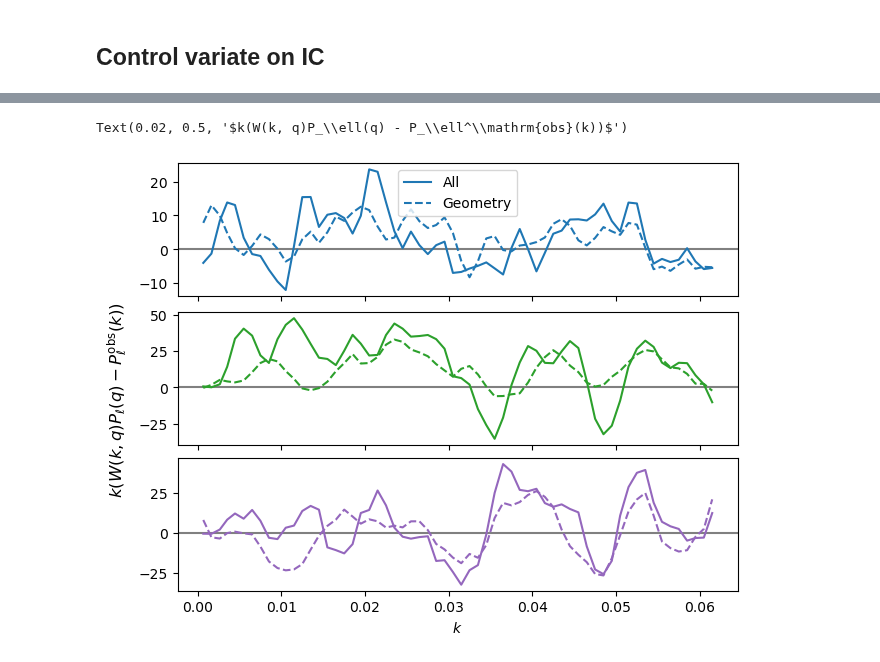
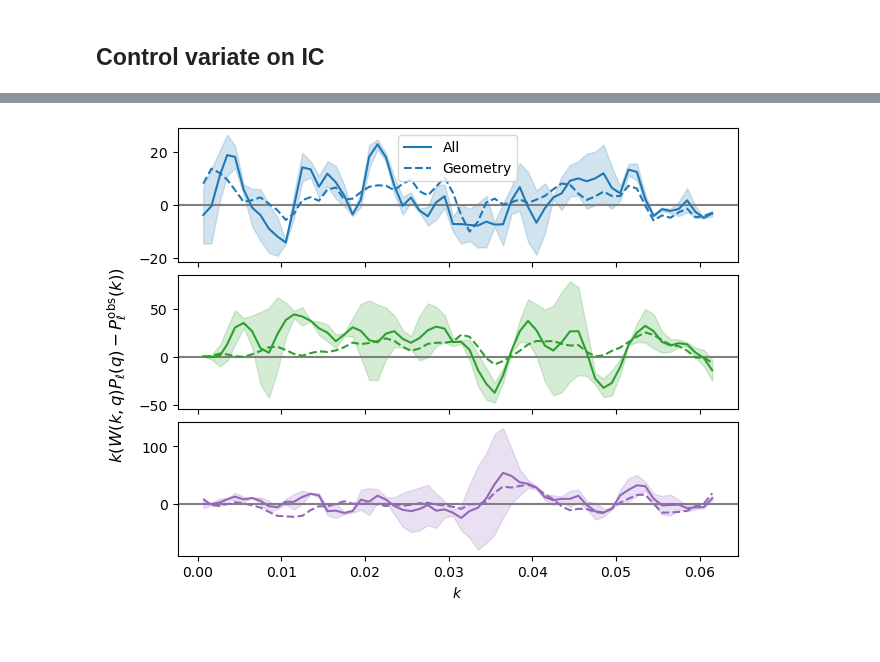
Before and after one commit to domichbt/DESI_forward_window, a Jupyter notebook: notebooks/example_window.ipynb, the cells around one changed output, grey strips where cells are left out. Cells and saved outputs as stored; diff of their text form; code cells hidden in the pictures.

```diff
--- a/notebooks/example_window.ipynb
+++ b/notebooks/example_window.ipynb
@@ -124,3 +131,23 @@ pks_geo_mean = mean(pks_geo)
 pks_geo_cov = cov(pks_geo)
 pks_ARIC_mean = mean(pks_ARIC)
 pks_ARIC_cov = cov(pks_ARIC)
+# %%
+for ell in [0, 2, 4]:
+    color = f"C{ell}"
+    pole = pks_geo_mean.get(ell)
+    std = pks_geo_cov.at.observable.get(ell).std() / jnp.sqrt(nreal_fw)
+    plt.plot(pole.coords('k'), pole.coords('k')*pole.value(), color=color, ls="--", label="geometry")
+    plt.fill_between(pole.coords('k'),
+                     pole.coords('k')*(pole.value()-std),
+                     pole.coords('k')*(pole.value()+std),
+                     color=color, alpha=0.2)
+
+    pole = pks_ARIC_mean.get(ell)
+    std = pks_ARIC_cov.at.observable.get(ell).std() / jnp.sqrt(nreal_fw)
+    plt.plot(pole.coords('k'), pole.coords('k')*pole.value(), color=color, ls="-", label="ARIC")
+    plt.fill_between(pole.coords('k'),
+                     pole.coords('k')*(pole.value()-std),
+                     pole.coords('k')*(pole.value()+std),
+                     color=color, alpha=0.2)
+    if ell == 0:
+        plt.legend()
@@ -132,5 +161,6 @@ window_geo = read("window_geo.h5") # otherwise about 14 minutes
 # %%
-# window_geo.write("window_geo.h5")
+#window_geo.write("window_geo_noflags.h5")
+window_geo = read("window_geo_noflags.h5")
 # %% [markdown]
 ## Control variate on IC
 # %%
@@ -158,25 +188,36 @@ window_cv, windows_cv = get_window_spikes(
 # %%
 window = window_cv.clone(value=(window_cv.value() + window_geo.value()))
+windows = [wd_cv.clone(value=(wd_cv.value() + window_geo.value())) for wd_cv in windows_cv]
 # %%
 windowed_theory = window.dot(theory, return_type=None, zpt=False)
+windowed_theories = [wd.dot(theory, return_type=None, zpt=False) for wd in windows]
+windowed_theory_mean = mean(windowed_theories)
+windowed_theory_cov = cov(windowed_theories)
 # %%
 fig, lax = plt.subplots(3, 1, layout="constrained", sharex=True)
 
 for ell in [0, 2, 4]:
     lax[ell//2].axhline(0, color="gray")
     color = f"C{ell}"
-    pole_theo_all = windowed_theory.get(ell)
+    pole_theo_all = windowed_theory_mean.get(ell)
     pole_theo_geo = window_geo.dot(theory, return_type=None, zpt=False).get(ell)
+
+    std = windowed_theory_cov.at.observable.get(ell).std()/jnp.sqrt(2)
 
     pole_all = pks_ARIC_mean.get(ell)
     pole_geo = pks_geo_mean.get(ell)
 
     lax[ell//2].plot(pole_theo_all.coords('k'), pole_theo_all.coords('k') * (pole_theo_all.value() - pole_all.value()), color=color, ls='-', label="All")
+    lax[ell//2].fill_between(
+        pole_theo_all.coords('k'),
+        pole_theo_all.coords('k') * (pole_theo_all.value() - pole_all.value() - std),
+        pole_theo_all.coords('k') * (pole_theo_all.value() - pole_all.value() + std),
+        color=color, alpha=0.2)
     lax[ell//2].plot(pole_theo_geo.coords('k'), pole_theo_geo.coords('k') * (pole_theo_geo.value() - pole_geo.value()), color=color, ls='--', label="Geometry")
 
 lax[0].legend()
 plt.xlabel("$k$")
 fig.supylabel(r"$k(W(k, q)P_\ell(q) - P_\ell^\mathrm{obs}(k))$")
+fig.savefig(f"data_size_{data_size}_seed_42.pdf")
 # %% [output]
-Text(0.02, 0.5, '$k(W(k, q)P_\\ell(q) - P_\\ell^\\mathrm{obs}(k))$')
-[figure, old version]
+[figure, new version]
```
Also changed, not shown: parts of 12 cells of this notebook, 2 other files.
